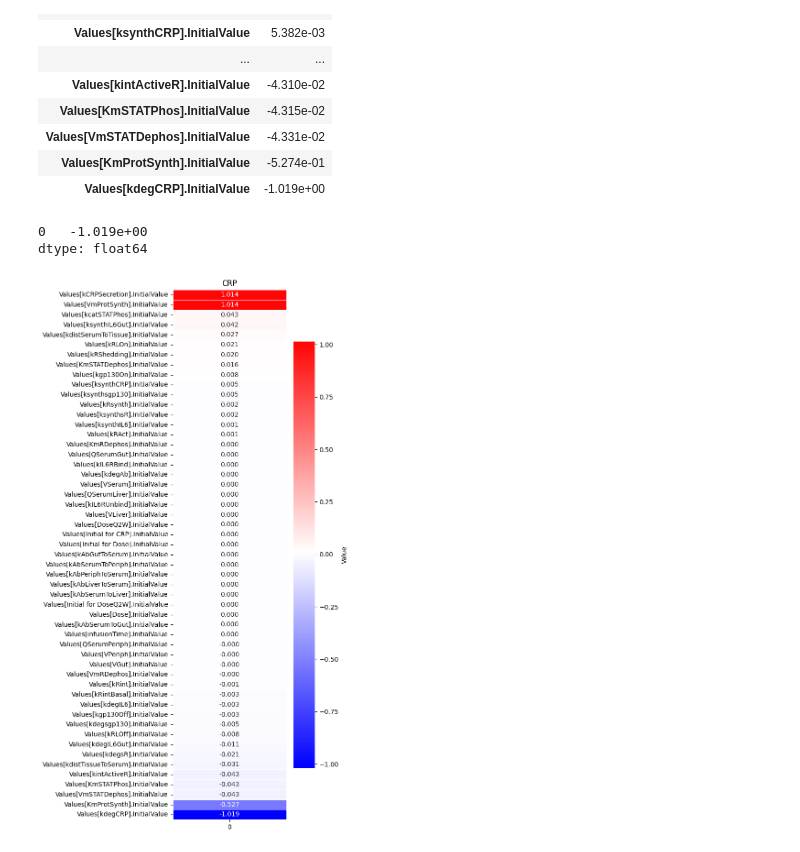
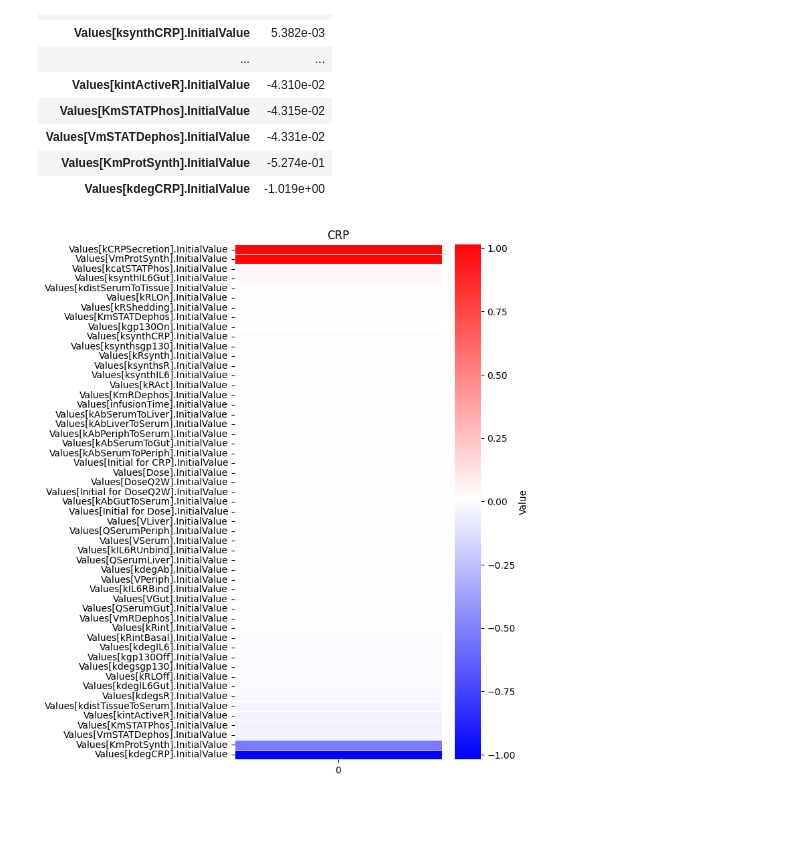
Before and after one commit to VirtualPatientEngine/AIAgents4Pharma, a Jupyter notebook: docs/notebooks/talk2biomodels/tutorial_sensitivity_analysis.ipynb, the cells around one changed output. Saved outputs shown, nothing was run; the diff lists cells and outputs as text; code cells hidden in the pictures; blank space fills up the shorter version.

Commit message:
fix: formatting

```diff
--- a/docs/notebooks/talk2biomodels/tutorial_sensitivity_analysis.ipynb
+++ b/docs/notebooks/talk2biomodels/tutorial_sensitivity_analysis.ipynb
@@ -117,7 +117,8 @@ basico.get_scaled_sensitivities(run_first=True, settings={'effect': '[X]', 'caus
 ##  IL6 QSP model
 # %%
 # calcaulate sensitivity for 537 (IL6) model
-basico.load_biomodel(537)
+#basico.load_biomodel(537)
+basico.load_model('Dwivedi_Model537_original.xml')
 # %% [output]
 <CDataModel "Root">
 # %%
@@ -364,8 +328,3 @@ df
 | Values[VmSTATDephos].InitialValue | -4.331e-02 |
 | Values[KmProtSynth].InitialValue | -5.274e-01 |
 | Values[kdegCRP].InitialValue | -1.019e+00 |
-# %%
-print(df.min())
-# %% [output]
-0   -1.019e+00
-dtype: float64
@@ -374,5 +331,27 @@ dtype: float64
+# %%
+# make a function of the heatmap
+def plot_sensitivity_heatmap_small(df, title, figsize=(5,10)):
+    plt.figure(figsize=figsize)
+
+    # Define color scheme
+    colors = ["blue", "white", "red"]  # Dark blue → white → dark red
+    custom_cmap = LinearSegmentedColormap.from_list("custom", colors, N=7000)
+
+    # Create heatmap
+    sns.heatmap(df,
+                #annot=True,  # Show numbers in cells
+                cmap=custom_cmap,
+                fmt='.3f',  # Format numbers to 3 decimal places
+                cbar_kws={'label': 'Value'},
+                linewidths=.5,
+                #vmax=df.values.max(),
+                #vmin=df.values.min(),
+                center=df.values.mean())
+
+    plt.title(title)
+    plt.show()
 # %%
 # Call the function with current data
-plot_sensitivity_heatmap(df)
+plot_sensitivity_heatmap_small(df, "CRP")
 # %% [output]
-[figure, old version]
+[figure, new version]
```
Also changed, not shown: parts of 13 cells of this notebook.
